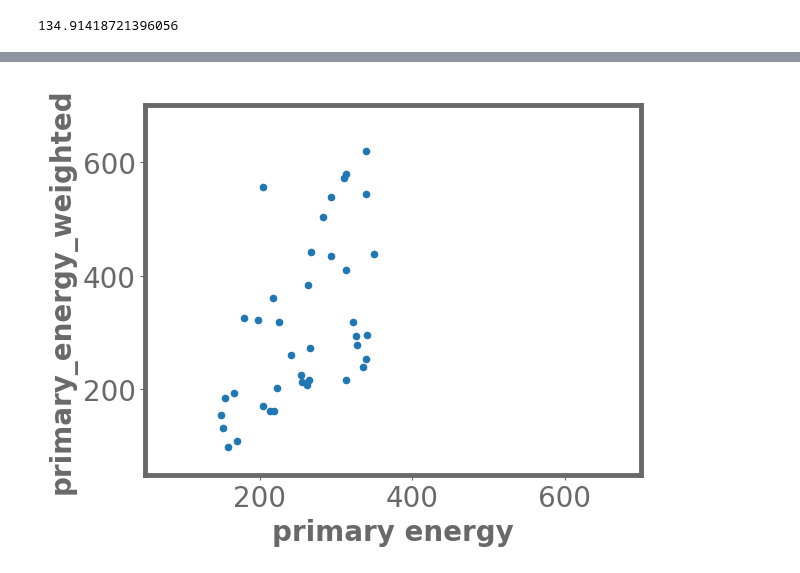
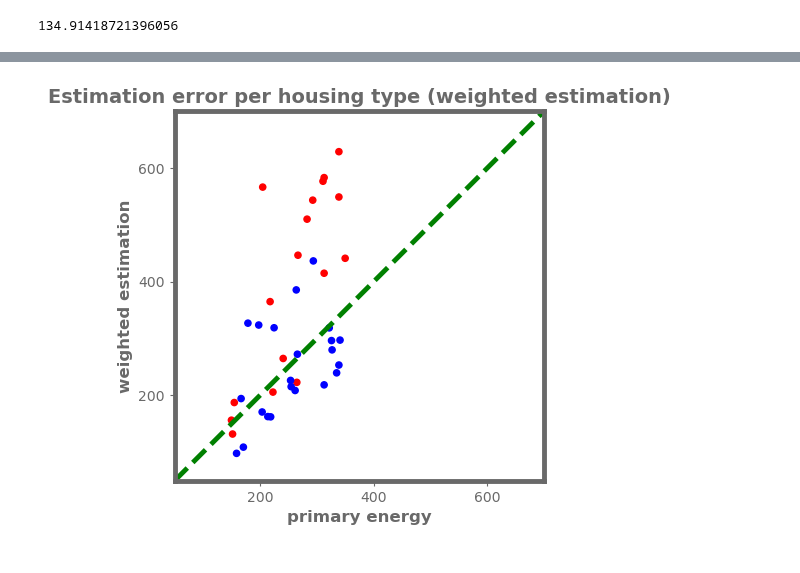
Before and after one commit to CIRED/Res-IRF4, a Jupyter notebook: project/analysis/preprocessing/building_stock/profeel/profeel_epc_estimation.ipynb, the cells around one changed output, grey strips where cells are left out. Drawn from its saved outputs; the diff is of its cells as text; code cells hidden in the pictures.

Commit message:
In progress profeel energy need estimation validation

```diff
--- a/project/analysis/preprocessing/building_stock/profeel/profeel_epc_estimation.ipynb
+++ b/project/analysis/preprocessing/building_stock/profeel/profeel_epc_estimation.ipynb
@@ -320,4 +281,11 @@ mse_weighted
-# %%
-scatter = buildings.plot.scatter(x = 'primary energy', y = 'primary_energy_weighted', xlim=(50, 700), ylim=(50,700))
-# %% [output]
-[figure, removed]
+# %%
+colors = {'Single-family': 'red', 'Multi-family': 'blue'}
+scatter = buildings.plot.scatter(x = 'primary energy', y = 'primary_energy_weighted', xlim=(50, 700), ylim=(50,700), c=buildings.index.get_level_values('Housing type').map(colors), fontsize=10)
+scatter.set_title('Estimation error per housing type (weighted estimation)', fontsize=14)
+scatter.set_xlabel('primary energy', fontsize=12)
+scatter.set_ylabel('weighted estimation', fontsize=12)
+scatter.axis('scaled')
+scatter.set(xlim=(50, 700), ylim=(50,700))
+scatter = scatter.plot([0, 1], [0, 1], transform=scatter.transAxes, ls='--',  c='green' )
+# %% [output]
+[figure, added]
```
Also changed, not shown: parts of 16 cells of this notebook.
